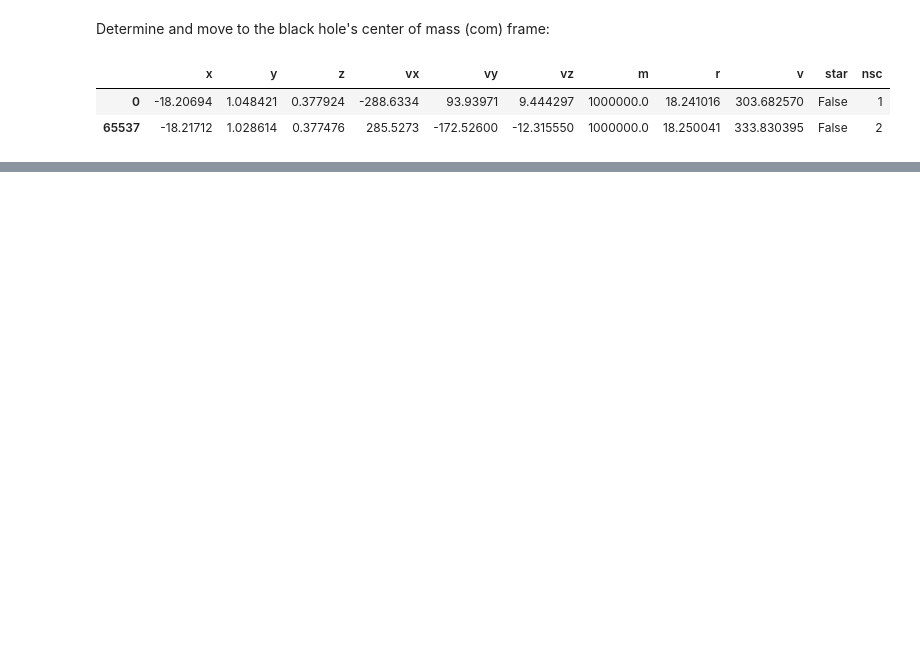
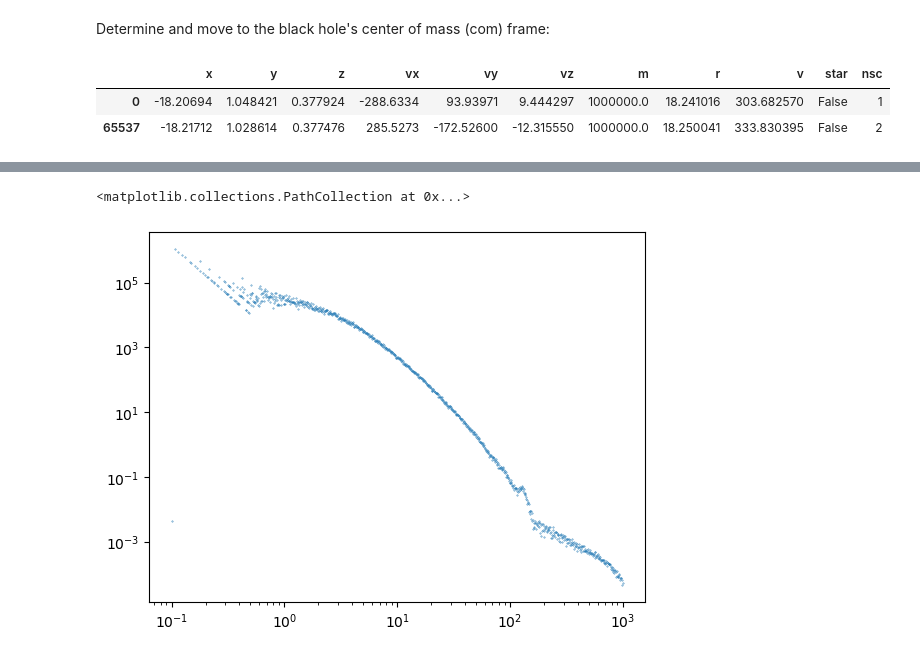
Before and after one commit to janeisbright/Research_Data_Foundations_Final_Project, a Jupyter notebook: NSC_statistical_analysis.ipynb, the cells around one changed output, grey strips where cells are left out. Saved outputs shown, nothing was run; the diff lists cells and outputs as text; code cells hidden in the pictures; blank space fills up the shorter version.

```diff
--- a/NSC_statistical_analysis.ipynb
+++ b/NSC_statistical_analysis.ipynb
@@ -144,6 +145,9 @@ df_com['z'] = df_com['z'] - z_bh_com
 df_com['vx'] = df_com['vx'] - vx_bh_com
 df_com['vy'] = df_com['vy'] - vy_bh_com
 df_com['vz'] = df_com['vz'] - vz_bh_com
+
+df_com['r'] = (df_com.x**2 + df_com.y**2 + df_com.z**2)**(1/2)
+df_com['v'] = (df_com.vx**2 + df_com.vy**2 + df_com.vz**2)**(1/2)
 # %%
 #new corner plot with com data
 #note that median has been removed in range definition
@@ -153,0 +251,21 @@ fig = corner.corner(df_com.loc[df_com.star==True][['x','y','z','vx','vy','vz']],
+# %%
+m_star = df.iloc[1].m
+m_bh = df.iloc[0].m
+# %%
+r_smooth_lin = np.linspace(0.1, 100, 1000)
+r_smooth_log = np.logspace(-1, 3, 1000)
+# %%
+density_r = []
+for i, r in enumerate(r_smooth_log):
+    dr = r_smooth_log[i]-r_smooth_log[i-1]
+    volume = 4/3 *np.pi *r**3 - 4/3 *np.pi *(r-dr)**3
+    N = len(df_com.loc[df_com.r < r]) - len(df_com.loc[df_com.r < (r-dr)])
+    density_r.append(m_star *N/volume)
+# %%
+fig, ax = plt.subplots()
+plt.xscale('log')
+plt.yscale('log')
+ax.scatter(r_smooth_log, density_r, .1)
+# %% [output]
+<matplotlib.collections.PathCollection at 0x...>
+[figure, added]
```
Also changed, not shown: parts of 32 cells of this notebook.
